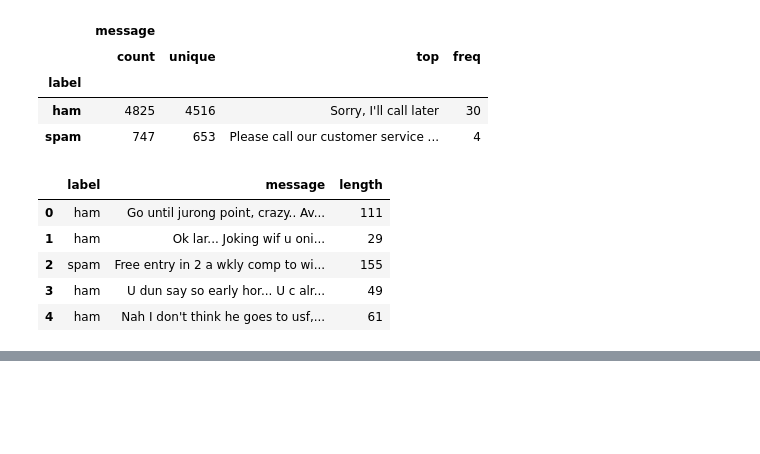
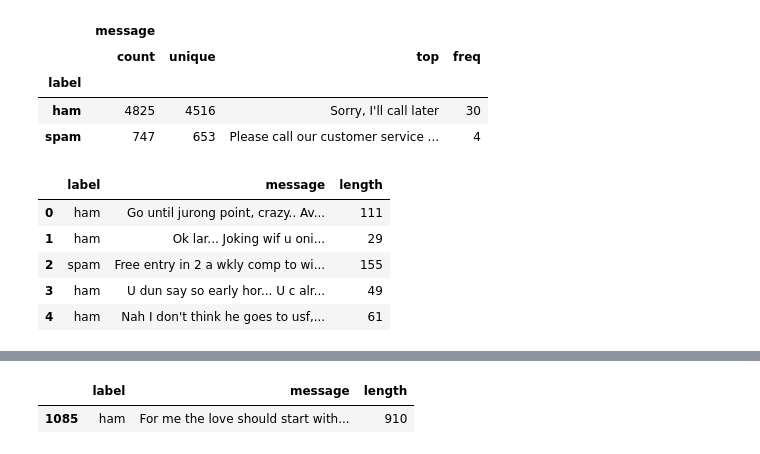
Before and after one commit to samira-shy/Python, a Jupyter notebook: MachineLearning/NaturalLanguageProcessing/NaturalLanguageProcessing.ipynb, the cells around one changed output, grey strips where cells are left out. Saved outputs shown, nothing was run; the diff lists cells and outputs as text; code cells hidden in the pictures; blank space fills up the shorter version.

```diff
--- a/MachineLearning/NaturalLanguageProcessing/NaturalLanguageProcessing.ipynb
+++ b/MachineLearning/NaturalLanguageProcessing/NaturalLanguageProcessing.ipynb
@@ -193,0 +214,5 @@ df.head()
+# %%
+df[df['length']==910]
+# %% [output]
+|  | label | message | length |
+| 1085 | ham | For me the love should start with... | 910 |
```
Also changed, not shown: parts of 3 cells of this notebook.
